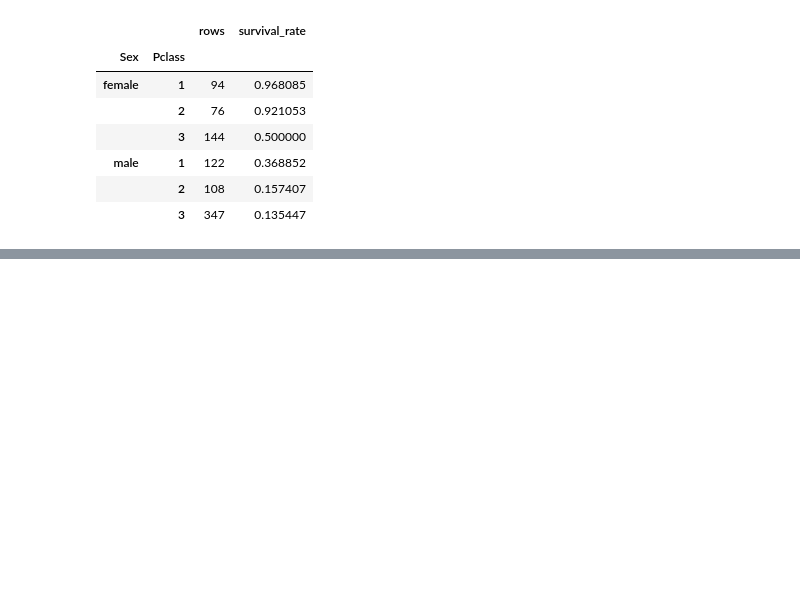
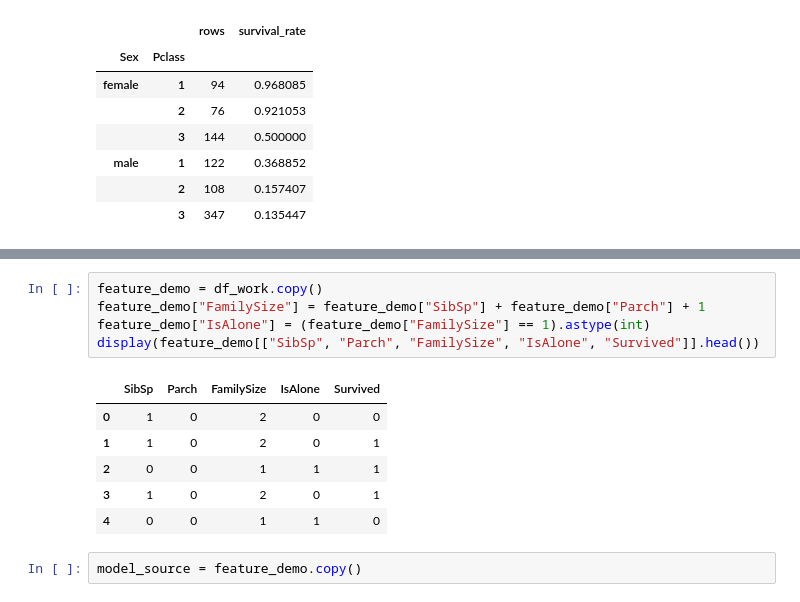
Before and after one commit to kyrdufmal-summer/llm-data-analysis-course, a Jupyter notebook: notebooks/titanic_ai_analysis.ipynb, the cells around one changed output, grey strips where cells are left out. Cells and saved outputs as stored; diff of their text form; blank space fills up the shorter version.

```diff
--- a/notebooks/titanic_ai_analysis.ipynb
+++ b/notebooks/titanic_ai_analysis.ipynb
@@ -435,0 +441,14 @@ print(f"p-value: {p_value:.3e}")
+# %%
+feature_demo = df_work.copy()
+feature_demo["FamilySize"] = feature_demo["SibSp"] + feature_demo["Parch"] + 1
+feature_demo["IsAlone"] = (feature_demo["FamilySize"] == 1).astype(int)
+display(feature_demo[["SibSp", "Parch", "FamilySize", "IsAlone", "Survived"]].head())
+# %% [output]
+|  | SibSp | Parch | FamilySize | IsAlone | Survived |
+| 0 | 1 | 0 | 2 | 0 | 0 |
+| 1 | 1 | 0 | 2 | 0 | 1 |
+| 2 | 0 | 0 | 1 | 1 | 1 |
+| 3 | 1 | 0 | 2 | 0 | 1 |
+| 4 | 0 | 0 | 1 | 1 | 0 |
+# %%
+model_source = feature_demo.copy()
```
Also changed, not shown: parts of 33 cells of this notebook, 2 other files.
